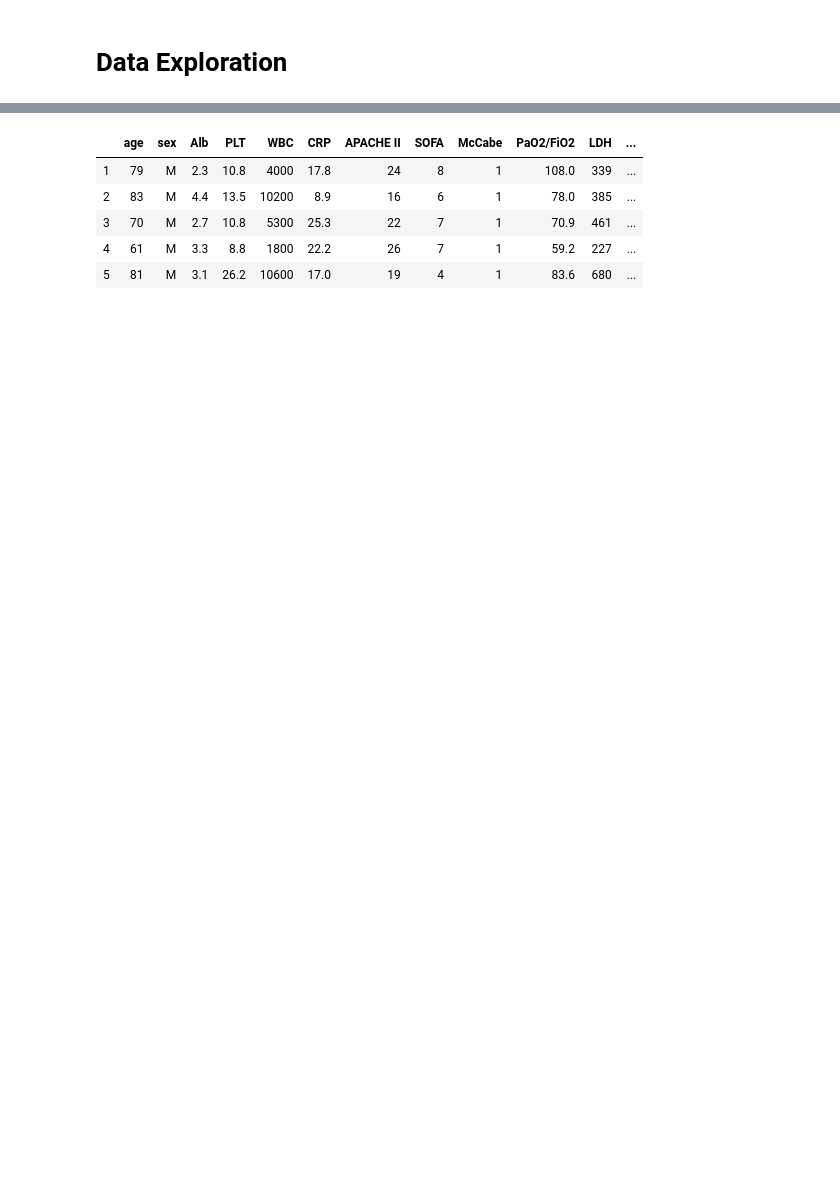
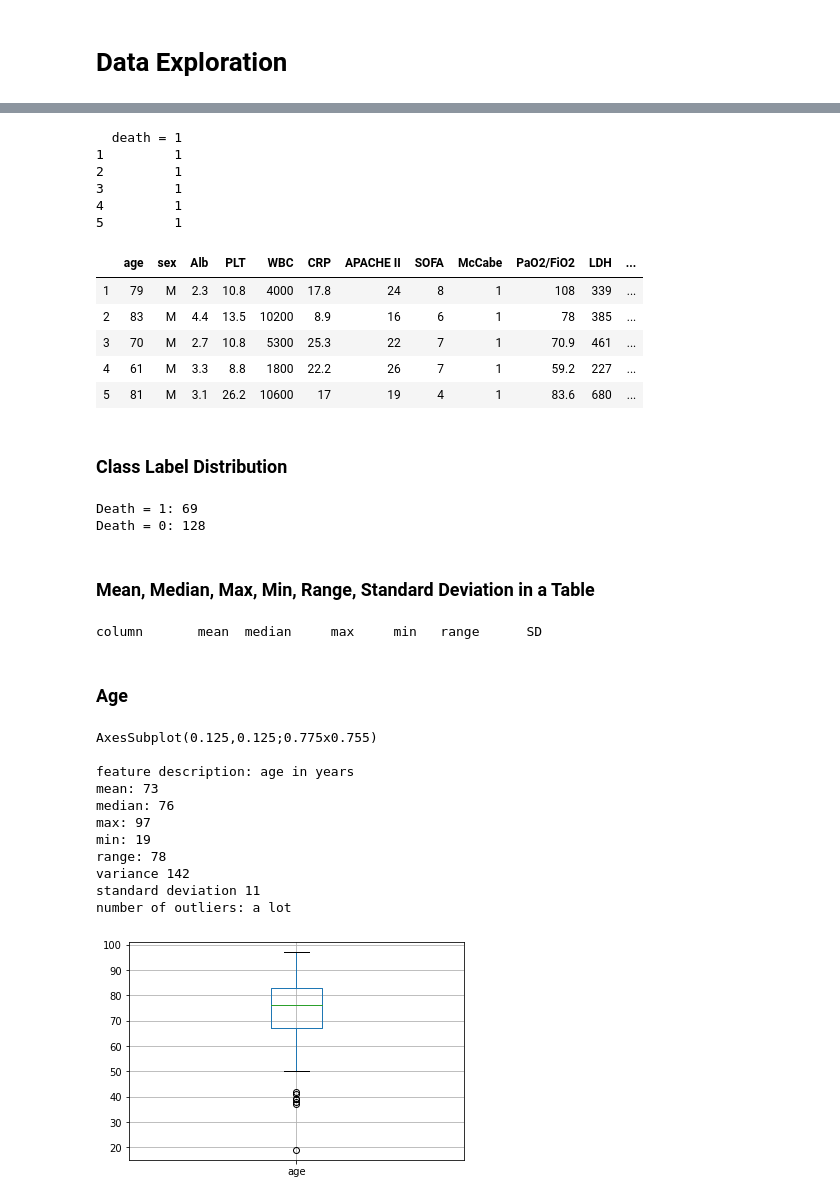
Before and after one commit to teaganwebb/CS329E-Project, a Jupyter notebook: Data_Exploration.ipynb, the cells around one changed output, grey strips where cells are left out. Saved outputs shown, nothing was run; the diff lists cells and outputs as text; code cells hidden in the pictures; blank space fills up the shorter version.

```diff
--- a/Data_Exploration.ipynb
+++ b/Data_Exploration.ipynb
@@ -11,13 +12,22 @@ import matplotlib.pyplot as plt
 address = "C:/Users/tbweb/Documents/CS329E/Project/data.csv"
 file = pd.read_csv(address)
 
-df = pd.DataFrame(file.iloc[1:198,1:21])
-df.columns = file.iloc[0,1:21]
-df.head()
+data_X = pd.DataFrame(file.iloc[1:198,1:21])
+data_X.columns = file.iloc[0,1:21]
+data_Y = pd.DataFrame(file.iloc[1:198,21])
+data_Y.columns = ['death = 1']
+print(data_Y.head())
+data_X.head()
 # %% [output]
+  death = 1
+1         1
+2         1
+3         1
+4         1
+5         1
 |  | age | sex | Alb | PLT | WBC | CRP | APACHE II | SOFA | McCabe | PaO2/FiO2 | LDH | ... |
-| 1 | 79 | M | 2.3 | 10.8 | 4000 | 17.8 | 24 | 8 | 1 | 108.0 | 339 | ... |
-| 2 | 83 | M | 4.4 | 13.5 | 10200 | 8.9 | 16 | 6 | 1 | 78.0 | 385 | ... |
+| 1 | 79 | M | 2.3 | 10.8 | 4000 | 17.8 | 24 | 8 | 1 | 108 | 339 | ... |
+| 2 | 83 | M | 4.4 | 13.5 | 10200 | 8.9 | 16 | 6 | 1 | 78 | 385 | ... |
 | 3 | 70 | M | 2.7 | 10.8 | 5300 | 25.3 | 22 | 7 | 1 | 70.9 | 461 | ... |
 | 4 | 61 | M | 3.3 | 8.8 | 1800 | 22.2 | 26 | 7 | 1 | 59.2 | 227 | ... |
-| 5 | 81 | M | 3.1 | 26.2 | 10600 | 17.0 | 19 | 4 | 1 | 83.6 | 680 | ... |
+| 5 | 81 | M | 3.1 | 26.2 | 10600 | 17 | 19 | 4 | 1 | 83.6 | 680 | ... |
@@ -23,0 +40,56 @@ df.head()
+# %% [markdown]
+### Class Label Distribution
+# %%
+print("Death = 1:", sum(data_Y["death = 1"] == '1'))
+print("Death = 0:", sum(data_Y["death = 1"] == '0'))
+# %% [output]
+Death = 1: 69
+Death = 0: 128
+# %% [markdown]
+### Mean, Median, Max, Min, Range, Standard Deviation in a Table
+# %%
+# print mean, median, max
+print('{:>5}'.format("column"), '{:>10}'.format("mean"), '{:>7}'.format("median"), '{:>7}'.format("max"), '{:>7}'.format("min"),
+     '{:>7}'.format("range"), '{:>7}'.format("SD"))
+for col in data_X:
+    #print(col, end = "")
+    if col != "sex":
+        pass
+        #maxm = data_X[col].max()
+        #minm = data_X[col].min()
+        #print('{:>17}'.format(math.trunc(data_X[col].mean())), end = "")
+        #print('{:>7}'.format(math.trunc(data_X[col].median())), end = "")
+        #print('{:>8}'.format(math.trunc(maxm)), end = "")
+        #print('{:>7}'.format(math.trunc(minm)), end = "")
+        #print('{:>7}'.format(math.trunc(maxm-minm))) #range
+        #print('{:>7}'.format(math.trunc(data_X[col].np.sd())))
+# %% [output]
+column       mean  median     max     min   range      SD
+# %% [markdown]
+### Age
+# %%
+print(data_X.boxplot('age'))
+print('\nfeature description:', "age in years")
+maxm = data_X['age'].max()
+minm = data_X['age'].min()
+print('mean:', math.trunc(data_X['age'].mean()))
+print('median:', math.trunc(data_X['age'].median()))
+print('max:', math.trunc(maxm))
+print('min:', math.trunc(minm))
+print('range:', math.trunc(maxm-minm))
+print('variance', math.trunc(data_X['age'].var()))
+print('standard deviation', math.trunc(data_X['age'].std()))
+print('number of outliers:', 'a lot')
+# %% [output]
+AxesSubplot(0.125,0.125;0.775x0.755)
+
+feature description: age in years
+mean: 73
+median: 76
+max: 97
+min: 19
+range: 78
+variance 142
+standard deviation 11
+number of outliers: a lot
+[figure, added]
```
Also changed, not shown: parts of 11 cells of this notebook.
